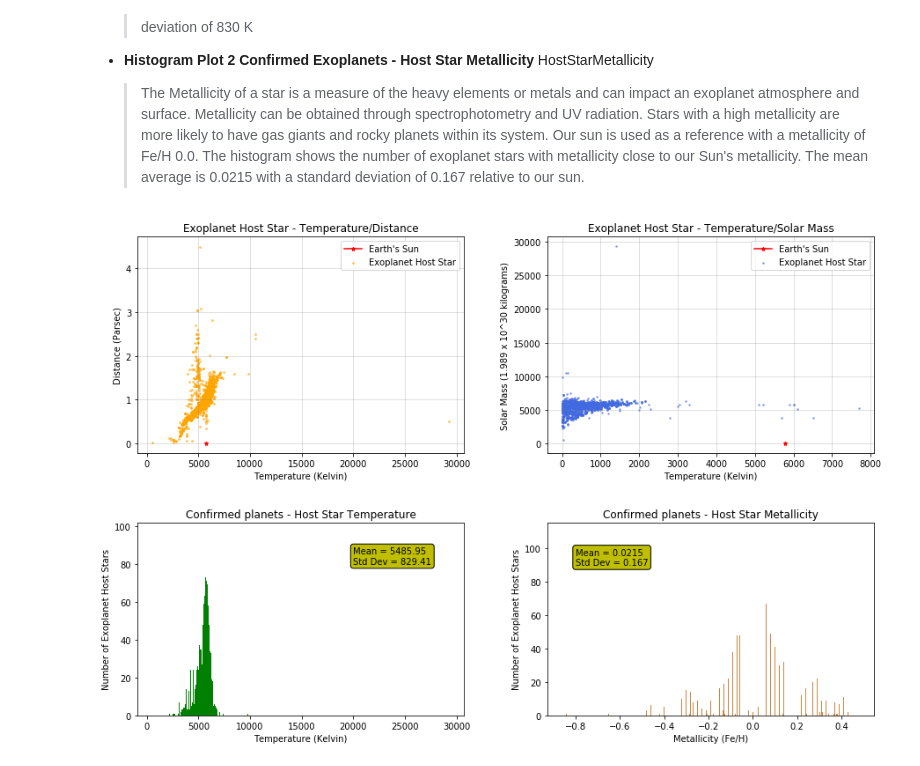
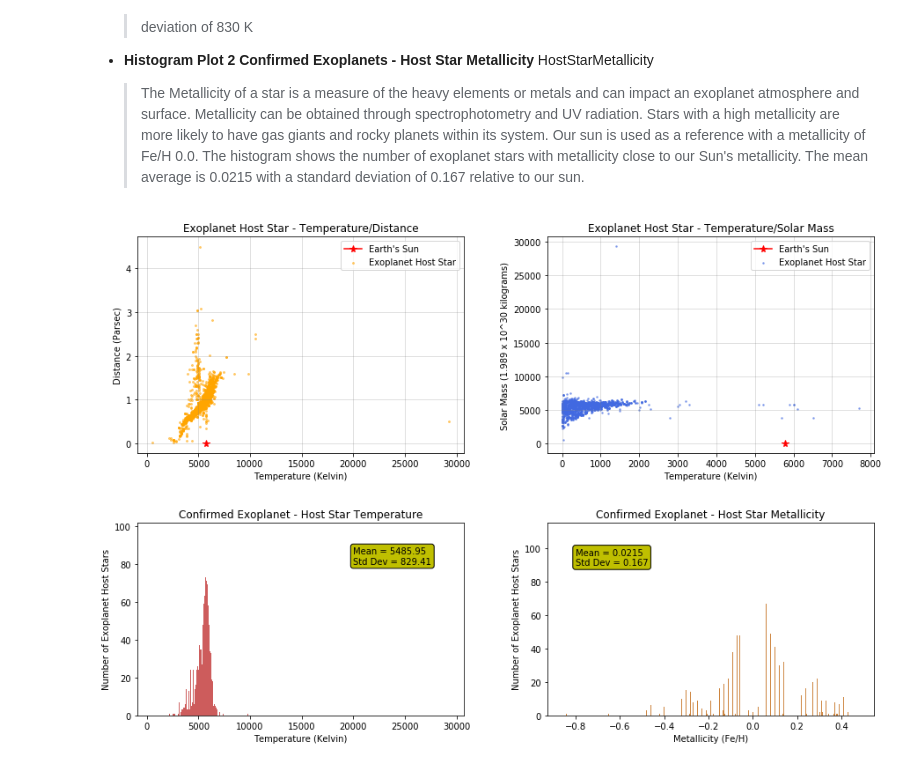
Before and after one commit to aelf2028/KeplerExoplanetSearch, a Jupyter notebook: exoplanet_project.ipynb, the cells around one changed output. Cells and saved outputs as stored; diff of their text form; code cells hidden in the pictures.

```diff
--- a/exoplanet_project.ipynb
+++ b/exoplanet_project.ipynb
@@ -223,36 +223,36 @@ fig = plt.figure(figsize=(15,10))
 ax1 = plt.subplot(gs[:10,:9])
 ax2 = plt.subplot(gs[:10,11:])
 ax3 = plt.subplot(gs[12:,:9])
 ax4 = plt.subplot(gs[12:,11:])
 
 ax1.grid(color='grey', linestyle='-', linewidth=1, alpha=0.25)
 ax1.scatter(temp,dist, alpha=0.5, color='orange', marker='.', s=15, label='Exoplanet Host Star')
-ax1.plot([5778], [0.000004848], marker='*', markersize=5, color="red", label="Earth's Sun")
+ax1.plot([5778], [0.000004848], marker='*', markersize=8, color="red", label="Earth's Sun")
 ax1.set_title('Exoplanet Host Star - Temperature/Distance')
 ax1.set_xlabel('Temperature (Kelvin)')
 ax1.set_ylabel('Distance (Parsec)')
 ax1.legend()
 
 ax2.grid(color='grey', linestyle='-', linewidth=1, alpha=0.25)
 ax2.scatter(mass,temp, alpha=0.5, color='royalblue', marker='.', s=10, label='Exoplanet Host Star')
-ax2.plot([5778],[1], marker='*', markersize=5, color="red", label="Earth's Sun")
+ax2.plot([5778],[1], marker='*', markersize=8, color="red", label="Earth's Sun")
 ax2.set_title('Exoplanet Host Star - Temperature/Solar Mass')
 ax2.set_xlabel('Temperature (Kelvin)')
 ax2.set_ylabel('Solar Mass (1.989 x 10^30 kilograms)')
 ax2.legend()
 
-ax3.hist(temp, bins=1000, label='Temperature', color='green')
-ax3.set_title('Confirmed planets - Host Star Temperature')
+ax3.hist(temp, bins=1000, label='Temperature', color='indianred')
+ax3.set_title('Confirmed Exoplanet - Host Star Temperature')
 ax3.set_ylabel('Number of Exoplanet Host Stars')
 ax3.set_xlabel('Temperature (Kelvin)')
 ax3.text(20000,80, "Mean = 5485.95 \nStd Dev = 829.41", size=10, bbox={'facecolor':'y', 'boxstyle':'round'})
 
 ax4.hist(metal, bins=1000, label='Metallicity', color='peru')
-ax4.set_title('Confirmed planets - Host Star Metallicity')
+ax4.set_title('Confirmed Exoplanet - Host Star Metallicity')
 ax4.set_ylabel('Number of Exoplanet Host Stars')
 ax4.set_xlabel('Metallicity (Fe/H)')
 ax4.text(-0.8,90, "Mean = 0.0215 \nStd Dev = 0.167", size=10, bbox={'facecolor':'y', 'boxstyle':'round'})
 
 plt.show()
 # %% [output]
-[figure, old version]
+[figure, new version]
```
